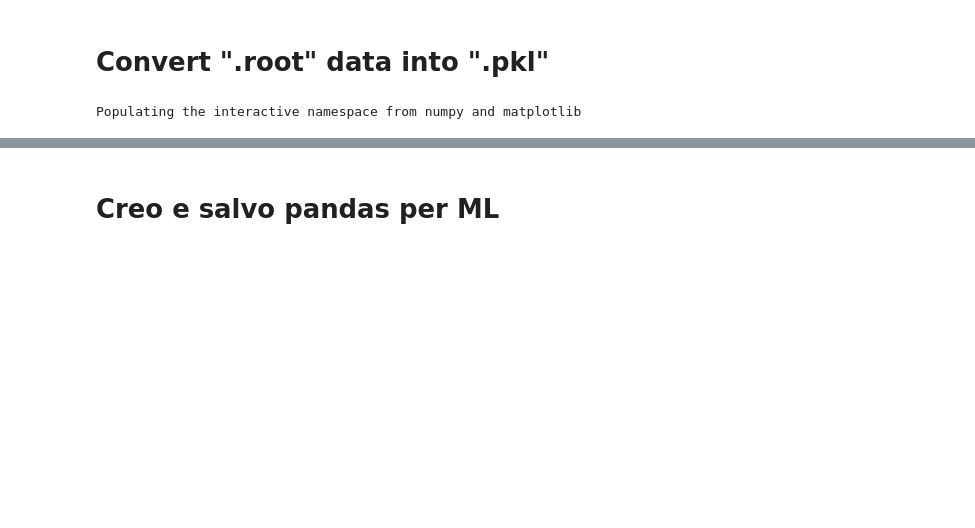
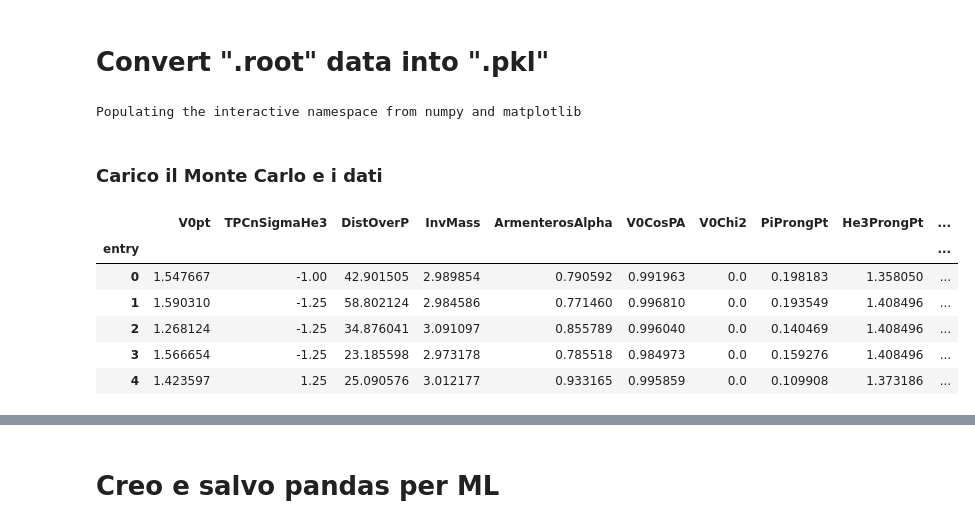
Before and after one commit to pfecchio/HypertritonML, a Jupyter notebook: Hypertriton2Body/Optimization/Uproot_Conversion.ipynb, the cells around one changed output, grey strips where cells are left out. Saved outputs shown, nothing was run; the diff lists cells and outputs as text; code cells hidden in the pictures; blank space fills up the shorter version.

```diff
--- a/Hypertriton2Body/Optimization/Uproot_Conversion.ipynb
+++ b/Hypertriton2Body/Optimization/Uproot_Conversion.ipynb
@@ -10 +10,3 @@ import pandas as pd
+# %% [markdown]
+### Carico il Monte Carlo e i dati
 # %%
@@ -12 +16,11 @@ df_MC = uproot.open('HyperTree_MC_Signal.root')['HyperTree_MC_Signal'].pandas.df
+# %%
+df_data.head()
+# %% [output]
+|  | V0pt | TPCnSigmaHe3 | DistOverP | InvMass | ArmenterosAlpha | V0CosPA | V0Chi2 | PiProngPt | He3ProngPt | ... |
+| entry |  |  |  |  |  |  |  |  |  | ... |
+| 0 | 1.547667 | -1.00 | 42.901505 | 2.989854 | 0.790592 | 0.991963 | 0.0 | 0.198183 | 1.358050 | ... |
+| 1 | 1.590310 | -1.25 | 58.802124 | 2.984586 | 0.771460 | 0.996810 | 0.0 | 0.193549 | 1.408496 | ... |
+| 2 | 1.268124 | -1.25 | 34.876041 | 3.091097 | 0.855789 | 0.996040 | 0.0 | 0.140469 | 1.408496 | ... |
+| 3 | 1.566654 | -1.25 | 23.185598 | 2.973178 | 0.785518 | 0.984973 | 0.0 | 0.159276 | 1.408496 | ... |
+| 4 | 1.423597 | 1.25 | 25.090576 | 3.012177 | 0.933165 | 0.995859 | 0.0 | 0.109908 | 1.373186 | ... |
 # %%
```
Also changed, not shown: parts of 17 cells of this notebook.
